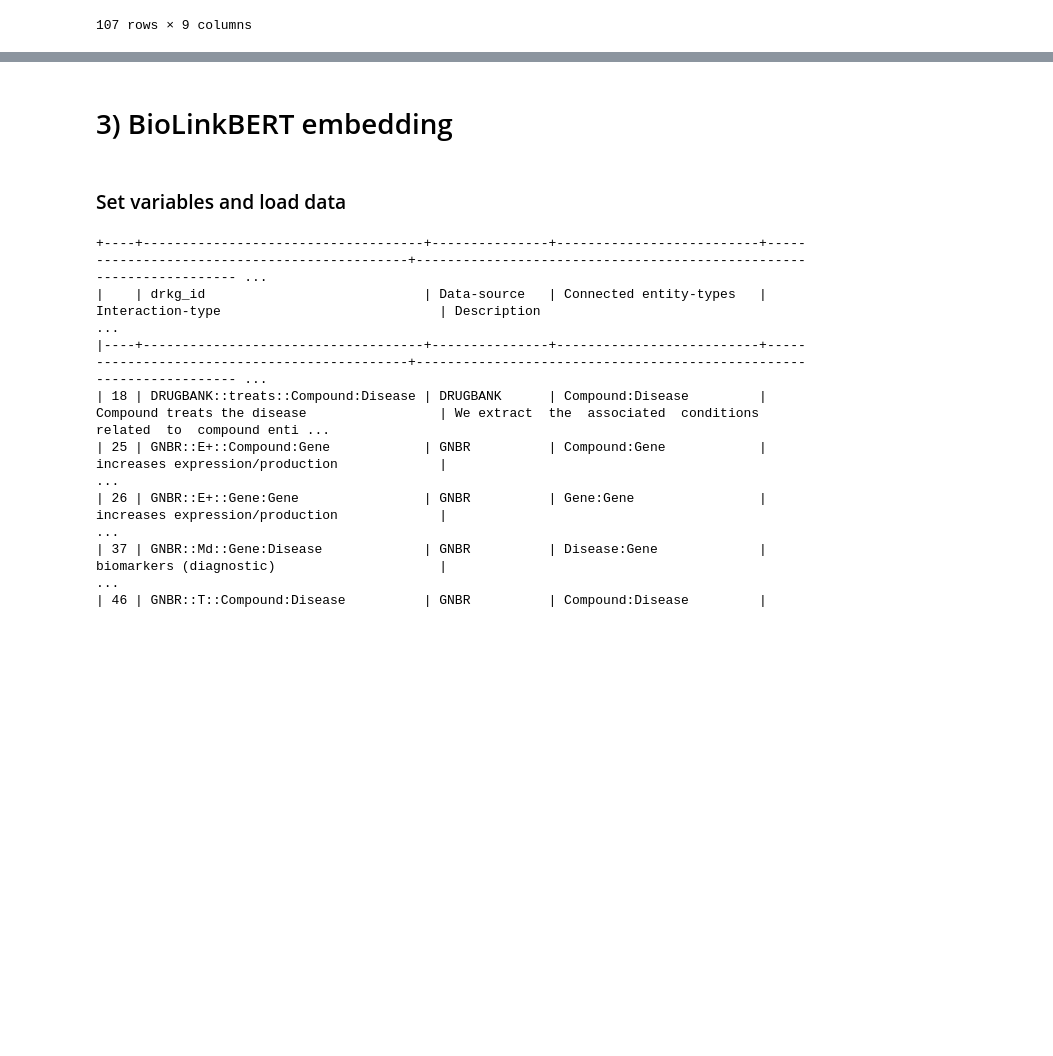
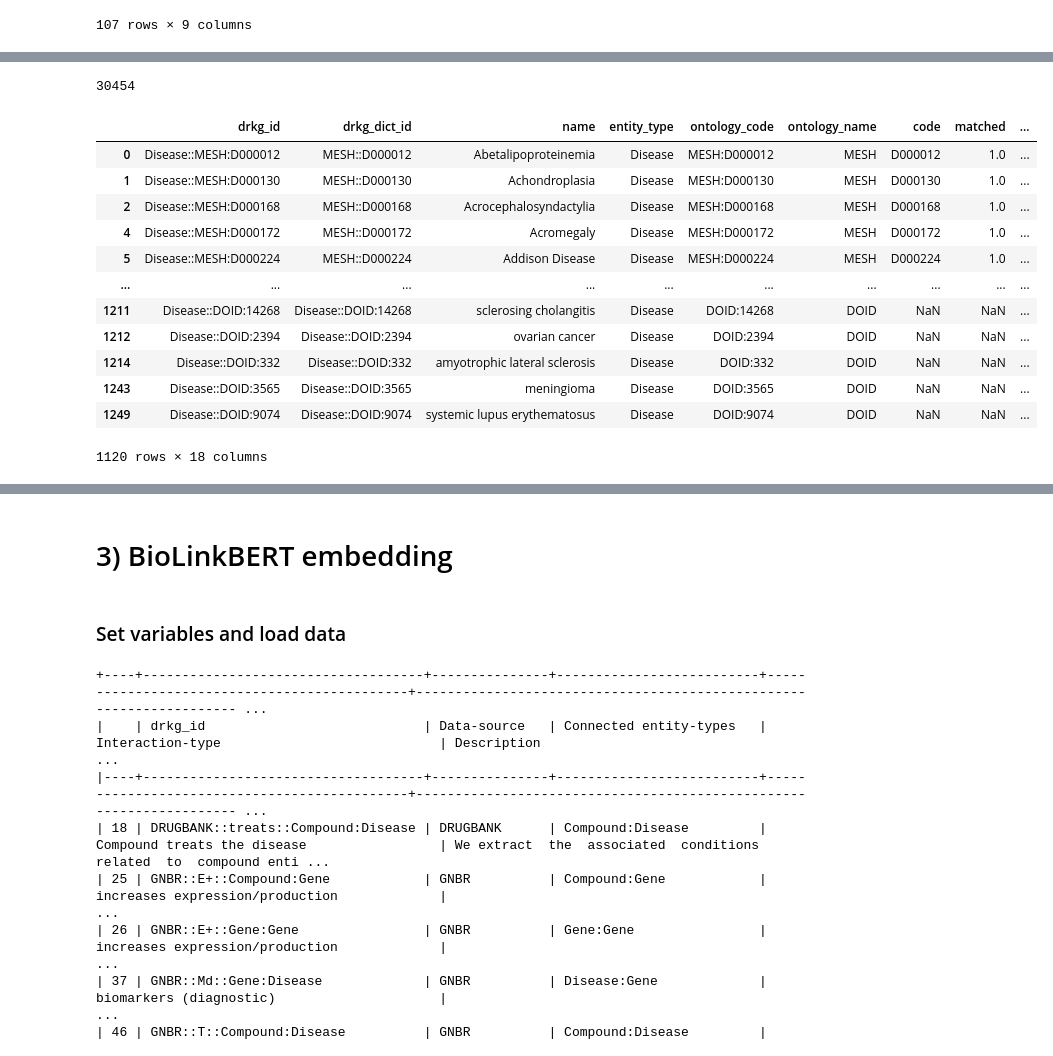
Before and after one commit to Ale9806/SIMPLLM, a Jupyter notebook: Debug/DEBUG DRKG_mapping_with_BiolinkBERT and graphsage.ipynb, the cells around one changed output, grey strips where cells are left out. Saved outputs shown, nothing was run; the diff lists cells and outputs as text; code cells hidden in the pictures; blank space fills up the shorter version.

Commit message:
Add rare disease translations

```diff
--- a/Debug/DEBUG DRKG_mapping_with_BiolinkBERT and graphsage.ipynb
+++ b/Debug/DEBUG DRKG_mapping_with_BiolinkBERT and graphsage.ipynb
@@ -88,3 +89,10 @@ hetionet_df, gene_df, drugbank_df, omim_df, mesh_dict, chebi_df, chembl_df = loa
 | MESH::D000004 | Abbreviations as Topic |
 | MESH::D000005 | Abdomen                |
 +---------------+------------------------+
+# %%
+# Load orphan disease names and codes (28 Nov 2022 version) # SP 05/24/23
+orphan_names, orphan_codes = get_orphan_data(os.path.join(DATA_DIR, 'en_product1-Orphadata.xml'), verbose=verbose)
+
+# Get orphan disease MeSH codes
+orphan_codes_mesh = orphan_codes[orphan_codes['code_source']=='MeSH'].copy()
+orphan_codes_mesh['id'] = 'MESH::'+orphan_codes_mesh['code']
@@ -95,7 +121,8 @@ code_df   = pd.concat([hetionet_df[['name', 'id']],
                        drugbank_df.rename(columns = {"Common name":"name", "DrugBank ID":"id"}),
                        omim_df.rename(columns = {"MIM Number":"id"}),
                        chebi_df.rename(columns = {"NAME":"name", "CHEBI_ACCESSION":"id"}),
-                       chembl_df.rename(columns = {"pref_name":"name", "chembl_id":"id"})
+                       chembl_df.rename(columns = {"pref_name":"name", "chembl_id":"id"}),
+                       orphan_codes_mesh.rename(columns = {"Name":"name"}) # SP 05/24/23 added orphan disease MeSH terms
                        ], ignore_index=True, axis=0).drop_duplicates()
 code_dict = pd.Series(code_df['name'].values, index=code_df['id']).to_dict() | mesh_dict # Convert node df to dict and merge with MeSH dictionary
 
@@ -210,0 +240,12 @@ relation_df
+# %%
+# Check disease codes in DRKG - extra code in DKRG called DOID
+drkg_codetypes = drkg_entity_df.loc[drkg_entity_df['entity_type']=='Disease', 'ontology_name'].unique()
+orphan_codes[orphan_codes['code_source'].str.upper().isin(drkg_codetypes)]
+
+# All drkg entities
+drkg_all_entities = pd.concat([drkg_entity_df, drkg_unmatched], ignore_index=True, axis=0)
+drkg_all_entities['matched'] = np.where((drkg_all_entities['name'].isna()) | (drkg_all_entities['entity_type'] == 'Tax'), 0, 1)
+
+drkg_all_entities.loc[drkg_all_entities['entity_type'].isin(['Disease','Symptom'])].groupby(['matched', 'ontology_name']).agg(
+    ct = ('drkg_id', 'count')
+)
@@ -210,0 +275,32 @@ relation_df
+# %%
+len(mesh_dict)
+# %% [output]
+30454
+# %%
+# Get matches on MeSH and OMIM codes
+orphan_codes['code_source_upper'] = orphan_codes['code_source'].str.upper()
+match_try1 = drkg_all_entities.merge(orphan_codes, how='inner', left_on=['ontology_name', 'code'], right_on=['code_source_upper', 'code'])
+
+# Match DOID in DRKG by name
+drkg_doid = drkg_entity_df[drkg_entity_df['ontology_name']=='DOID']
+match_try2 = drkg_doid.merge(orphan_codes, how='inner', left_on=drkg_doid['name'].str.upper(), right_on=orphan_codes['Name'].str.upper())
+match_try2
+
+# Stack matched entities
+matched_rarediseases = pd.concat([match_try1, match_try2], ignore_index=True, axis=0).drop_duplicates(subset=['drkg_id', 'Orphacode'])
+matched_rarediseases.drop_duplicates(subset='drkg_id') # Show just unique entities in DRKG
+# matched_rarediseases
+# %% [output]
+|  | drkg_id | drkg_dict_id | name | entity_type | ontology_code | ontology_name | code | matched | ... |
+| 0 | Disease::MESH:D000012 | MESH::D000012 | Abetalipoproteinemia | Disease | MESH:D000012 | MESH | D000012 | 1.0 | ... |
+| 1 | Disease::MESH:D000130 | MESH::D000130 | Achondroplasia | Disease | MESH:D000130 | MESH | D000130 | 1.0 | ... |
+| 2 | Disease::MESH:D000168 | MESH::D000168 | Acrocephalosyndactylia | Disease | MESH:D000168 | MESH | D000168 | 1.0 | ... |
+| 4 | Disease::MESH:D000172 | MESH::D000172 | Acromegaly | Disease | MESH:D000172 | MESH | D000172 | 1.0 | ... |
+| 5 | Disease::MESH:D000224 | MESH::D000224 | Addison Disease | Disease | MESH:D000224 | MESH | D000224 | 1.0 | ... |
+| ... | ... | ... | ... | ... | ... | ... | ... | ... | ... |
+| 1211 | Disease::DOID:14268 | Disease::DOID:14268 | sclerosing cholangitis | Disease | DOID:14268 | DOID | NaN | NaN | ... |
+| 1212 | Disease::DOID:2394 | Disease::DOID:2394 | ovarian cancer | Disease | DOID:2394 | DOID | NaN | NaN | ... |
+| 1214 | Disease::DOID:332 | Disease::DOID:332 | amyotrophic lateral sclerosis | Disease | DOID:332 | DOID | NaN | NaN | ... |
+| 1243 | Disease::DOID:3565 | Disease::DOID:3565 | meningioma | Disease | DOID:3565 | DOID | NaN | NaN | ... |
+| 1249 | Disease::DOID:9074 | Disease::DOID:9074 | systemic lupus erythematosus | Disease | DOID:9074 | DOID | NaN | NaN | ... |
+1120 rows × 18 columns
```
Also changed, not shown: parts of 14 cells of this notebook, 3 other files.
